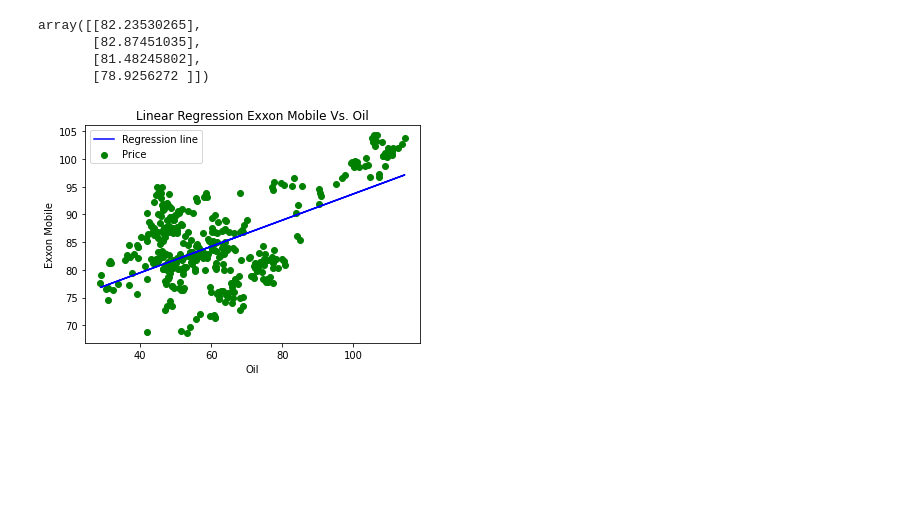
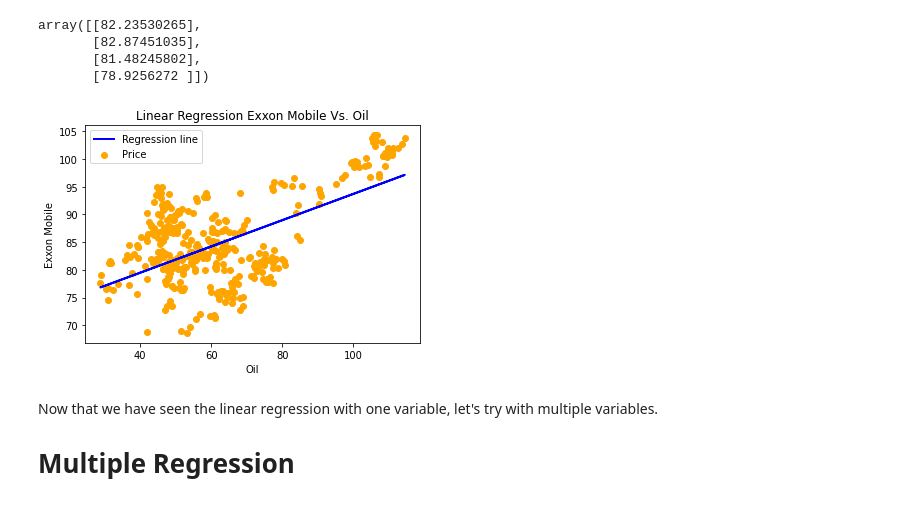
Before and after one commit to VictorMercier/Track-Data-Science, a Jupyter notebook: LinearRegression.ipynb, the cells around one changed output. Cells and saved outputs as stored; diff of their text form; code cells hidden in the pictures; blank space fills up the shorter version.

```diff
--- a/LinearRegression.ipynb
+++ b/LinearRegression.ipynb
@@ -200,13 +283,17 @@ array([[82.23530265],
        [78.9256272 ]])
 # %%
 # Let's built our model
-plt.scatter(X_test, y_test, color = "green", label ="Price")
-plt.plot(X_test, y_predict, color = "blue", label = "Regression line")
+plt.scatter(X_test, y_test, color = "orange", label ="Price")
+plt.plot(X_test, y_predict, color = "blue", linewidth = 2, label = "Regression line")
 
 plt.title("Linear Regression Exxon Mobile Vs. Oil")
 plt.xlabel("Oil")
 plt.ylabel("Exxon Mobile")
 plt.legend()
 plt.show()
 # %% [output]
-[figure, old version]
+[figure, new version]
+# %% [markdown]
+Now that we have seen the linear regression with one variable, let's try with multiple variables.
+
+# Multiple Regression
```
Also changed, not shown: parts of 15 cells of this notebook.
